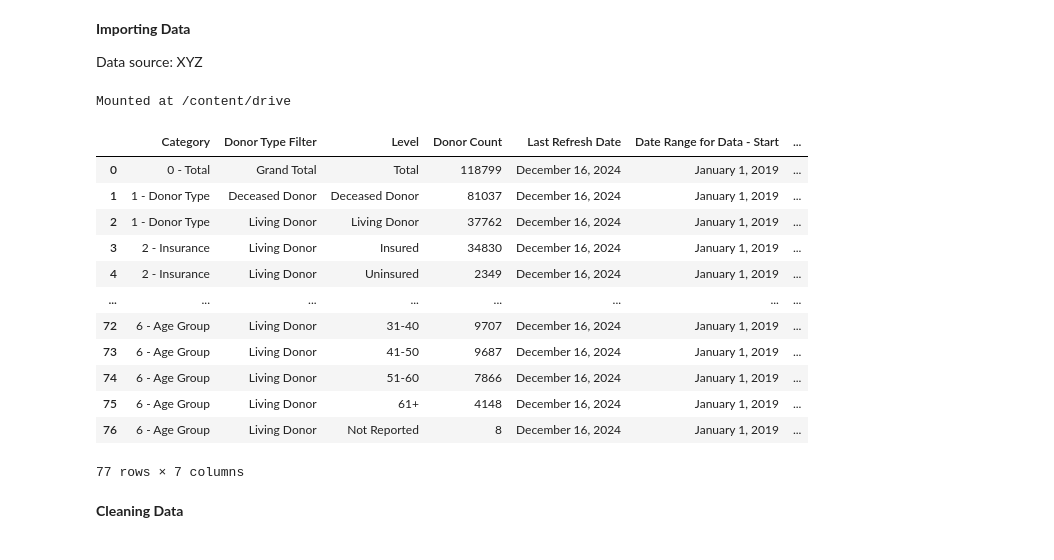
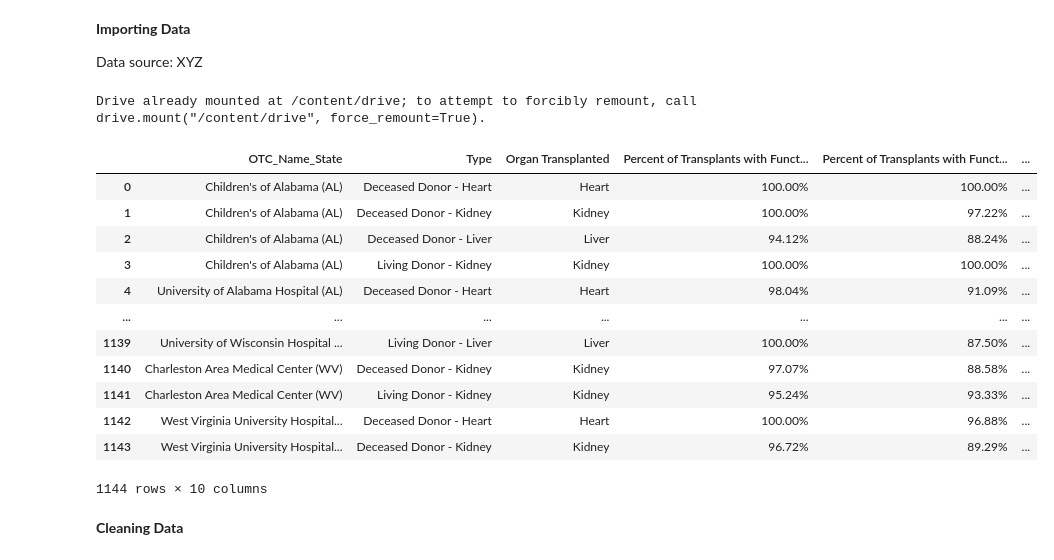
Before and after one commit to clbony/BDSCapstoneGrp12, a Jupyter notebook: Capstone_Group_12_v2.ipynb, the cells around one changed output. Saved outputs shown, nothing was run; the diff lists cells and outputs as text; code cells hidden in the pictures.

```diff
--- a/Capstone_Group_12_v2.ipynb
+++ b/Capstone_Group_12_v2.ipynb
@@ -66,34 +73,29 @@ Data source: XYZ
 # %%
-# allow access to Google Drive
-# click "yes" on the account that has the data you want to import
-from google.colab import drive
-drive.mount('/content/drive')
-
 # importing data as a loop instead
 
 transplant_data = pd.read_excel('/content/drive/MyDrive/Organ_Donation_and_Transplantation_Data.xlsx', sheet_name = None)
 transplant_frames = {}
 for key, value in transplant_data.items():
     strippedkey = key.replace(' ','').replace('-','_').lower()
     transplant_frames[strippedkey] = value
 
 # access each df (example)
-transplant_frames['donordemographics']
+transplant_frames['otcoutcomemeasures']
 # %% [output]
-Mounted at /content/drive
+Drive already mounted at /content/drive; to attempt to forcibly remount, call drive.mount("/content/drive", force_remount=True).
-|  | Category | Donor Type Filter | Level | Donor Count | Last Refresh Date | Date Range for Data - Start | ... |
-| 0 | 0 - Total | Grand Total | Total | 118799 | December 16, 2024 | January 1, 2019 | ... |
-| 1 | 1 - Donor Type | Deceased Donor | Deceased Donor | 81037 | December 16, 2024 | January 1, 2019 | ... |
-| 2 | 1 - Donor Type | Living Donor | Living Donor | 37762 | December 16, 2024 | January 1, 2019 | ... |
-| 3 | 2 - Insurance | Living Donor | Insured | 34830 | December 16, 2024 | January 1, 2019 | ... |
-| 4 | 2 - Insurance | Living Donor | Uninsured | 2349 | December 16, 2024 | January 1, 2019 | ... |
-| ... | ... | ... | ... | ... | ... | ... | ... |
-| 72 | 6 - Age Group | Living Donor | 31-40 | 9707 | December 16, 2024 | January 1, 2019 | ... |
-| 73 | 6 - Age Group | Living Donor | 41-50 | 9687 | December 16, 2024 | January 1, 2019 | ... |
-| 74 | 6 - Age Group | Living Donor | 51-60 | 7866 | December 16, 2024 | January 1, 2019 | ... |
-| 75 | 6 - Age Group | Living Donor | 61+ | 4148 | December 16, 2024 | January 1, 2019 | ... |
-| 76 | 6 - Age Group | Living Donor | Not Reported | 8 | December 16, 2024 | January 1, 2019 | ... |
+|  | OTC_Name_State | Type | Organ Transplanted | Percent of Transplants with Funct... | Percent of Transplants with Funct... | ... |
+| 0 | Children's of Alabama (AL) | Deceased Donor - Heart | Heart | 100.00% | 100.00% | ... |
+| 1 | Children's of Alabama (AL) | Deceased Donor - Kidney | Kidney | 100.00% | 97.22% | ... |
+| 2 | Children's of Alabama (AL) | Deceased Donor - Liver | Liver | 94.12% | 88.24% | ... |
+| 3 | Children's of Alabama (AL) | Living Donor - Kidney | Kidney | 100.00% | 100.00% | ... |
+| 4 | University of Alabama Hospital (AL) | Deceased Donor - Heart | Heart | 98.04% | 91.09% | ... |
+| ... | ... | ... | ... | ... | ... | ... |
+| 1139 | University of Wisconsin Hospital ... | Living Donor - Liver | Liver | 100.00% | 87.50% | ... |
+| 1140 | Charleston Area Medical Center (WV) | Deceased Donor - Kidney | Kidney | 97.07% | 88.58% | ... |
+| 1141 | Charleston Area Medical Center (WV) | Living Donor - Kidney | Kidney | 95.24% | 93.33% | ... |
+| 1142 | West Virginia University Hospital... | Deceased Donor - Heart | Heart | 100.00% | 96.88% | ... |
+| 1143 | West Virginia University Hospital... | Deceased Donor - Kidney | Kidney | 96.72% | 89.29% | ... |
-77 rows × 7 columns
+1144 rows × 10 columns
 # %% [markdown]
 **Cleaning Data**
 # %%
```
Also changed, not shown: parts of 11 cells of this notebook.
